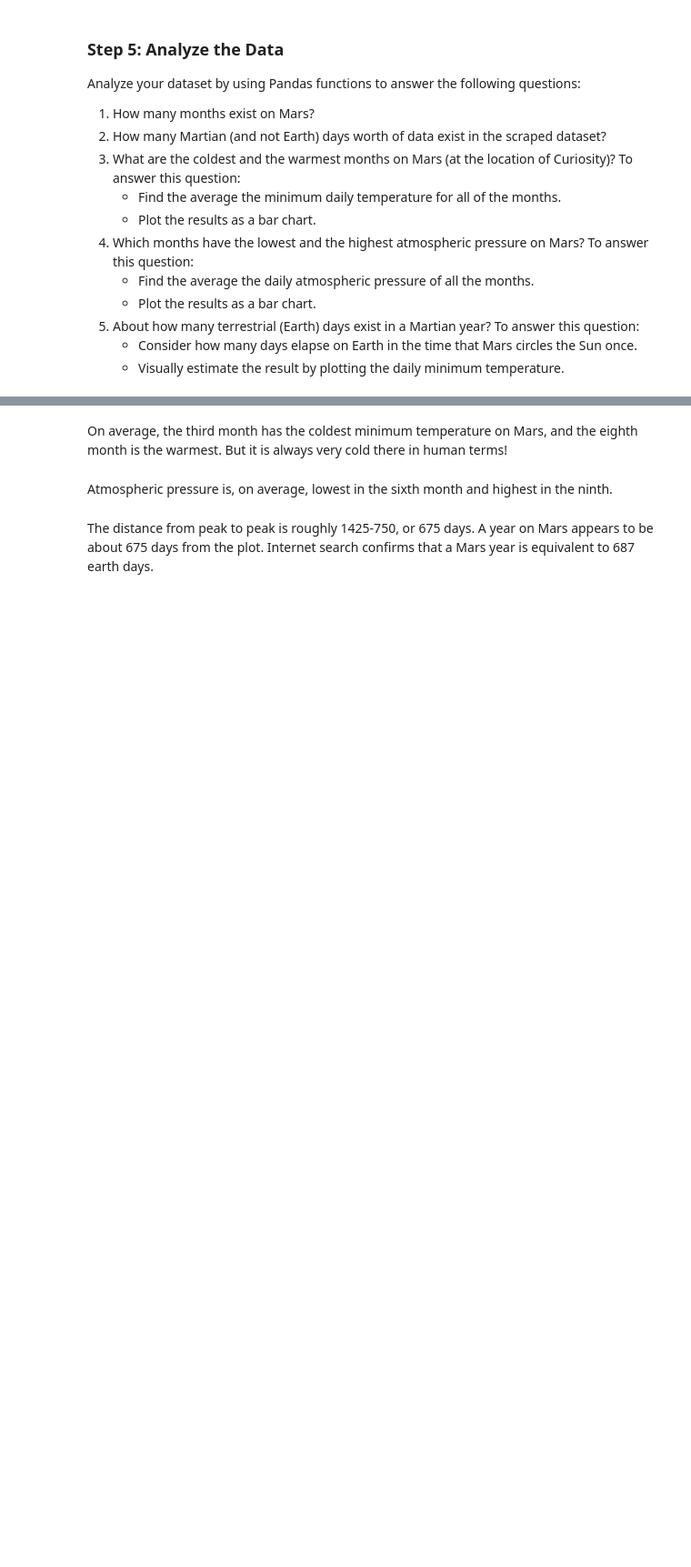
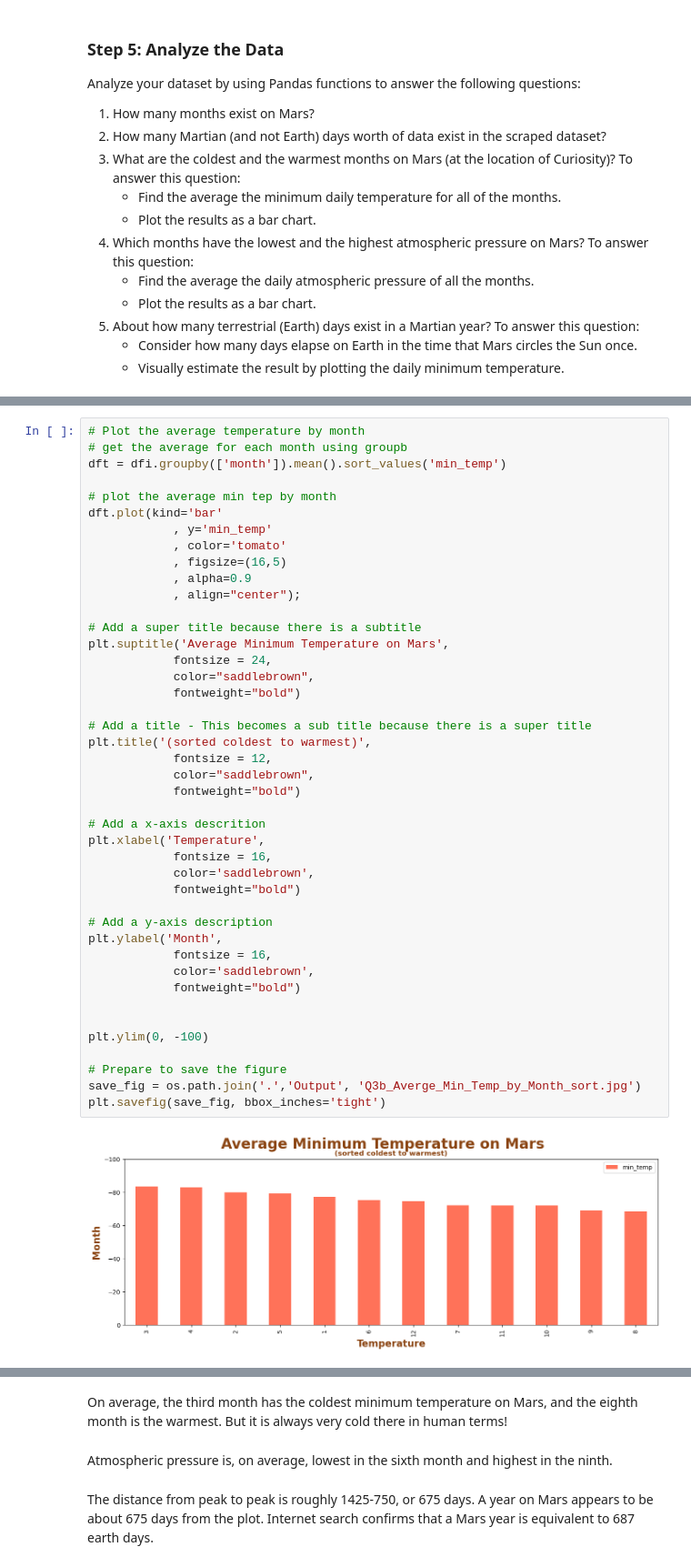
Before and after one commit to JeffPinegar/Web-Scrapping-Challenge, a Jupyter notebook: JSP_part_2_mars_weather.ipynb, the cells around one changed output, grey strips where cells are left out. Shown: that part at 91% size. Saved outputs shown, nothing was run; the diff lists cells and outputs as text; blank space fills up the shorter version.

```diff
--- a/JSP_part_2_mars_weather.ipynb
+++ b/JSP_part_2_mars_weather.ipynb
@@ -175,0 +312,45 @@ Name: pressure, dtype: float64
+# %%
+# Plot the average temperature by month
+# get the average for each month using groupb
+dft = dfi.groupby(['month']).mean().sort_values('min_temp')
+
+# plot the average min tep by month
+dft.plot(kind='bar'
+            , y='min_temp'
+            , color='tomato'
+            , figsize=(16,5)
+            , alpha=0.9
+            , align="center");
+
+# Add a super title because there is a subtitle
+plt.suptitle('Average Minimum Temperature on Mars',
+            fontsize = 24,
+            color="saddlebrown",
+            fontweight="bold")
+
+# Add a title - This becomes a sub title because there is a super title
+plt.title('(sorted coldest to warmest)',
+            fontsize = 12,
+            color="saddlebrown",
+            fontweight="bold")
+
+# Add a x-axis descrition
+plt.xlabel('Temperature',
+            fontsize = 16,
+            color='saddlebrown',
+            fontweight="bold")
+
+# Add a y-axis description
+plt.ylabel('Month',
+            fontsize = 16,
+            color='saddlebrown',
+            fontweight="bold")
+
+
+plt.ylim(0, -100)
+
+# Prepare to save the figure
+save_fig = os.path.join('.','Output', 'Q3b_Averge_Min_Temp_by_Month_sort.jpg')
+plt.savefig(save_fig, bbox_inches='tight')
+# %% [output]
+[figure, added]
```
Also changed, not shown: parts of 36 cells of this notebook, 8 other files.
